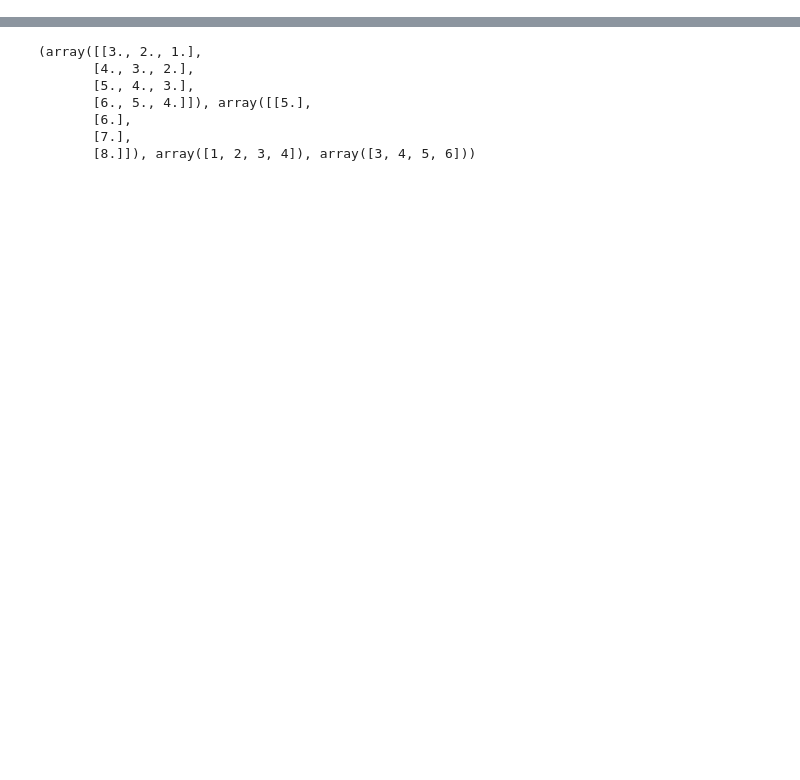
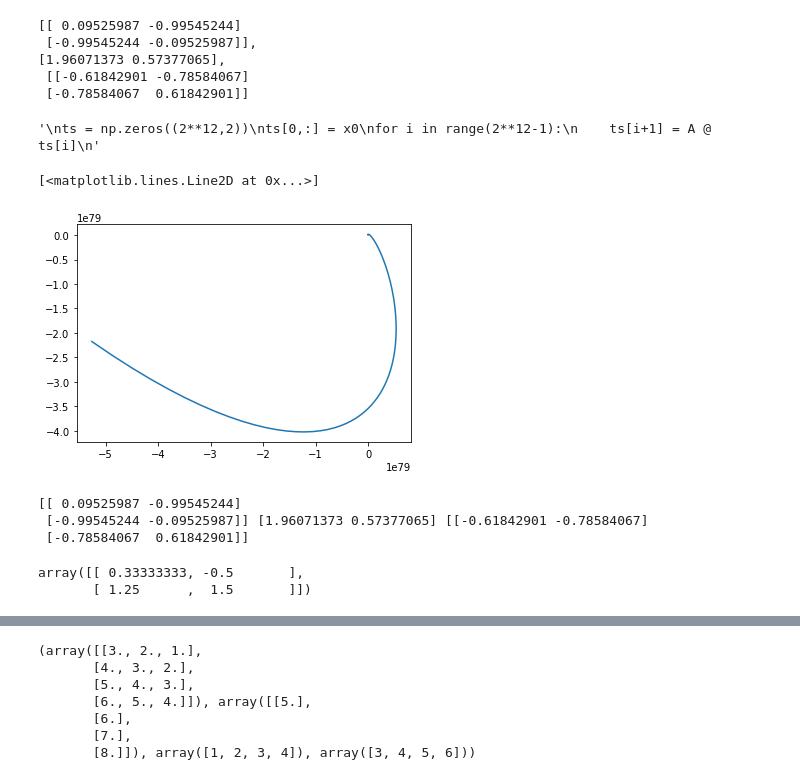
Before and after one commit to kenflat2/Nonlinear-Regression, a Jupyter notebook: Nonstationary SMap.ipynb, the cells around one changed output, grey strips where cells are left out. Drawn from its saved outputs; the diff is of its cells as text; code cells hidden in the pictures; blank space fills up the shorter version.

```diff
--- a/Nonstationary SMap.ipynb
+++ b/Nonstationary SMap.ipynb
@@ -80,0 +16,45 @@ def Rossler(xi, t):
+# %%
+A = np.array([[1/3,-1/2],[5/4,3/2]])
+
+def linearSystem(x,t):
+     return A @ x
+
+def Mease(x,t):
+    a = 0.01
+
+    (x1,x2) = x
+
+    x1p = -x1-a*(x1+19*x2)*(x1+x2)-18*a**2*(x1+x2)**3
+    x2p = -10*x2-2*a*(4*x1-5*x2)*(x1+x2)+18*a**2*(x1+x2)**3
+
+    return (x1p, x2p)
+
+U, E, V = la.svd(A)
+
+print(f"{U}, \n{E},\n {V}")
+# %% [output]
+[[ 0.09525987 -0.99545244]
+ [-0.99545244 -0.09525987]],
+[1.96071373 0.57377065],
+ [[-0.61842901 -0.78584067]
+ [-0.78584067  0.61842901]]
+# %%
+# x0 = np.real(eivec[1])
+x0 = np.array([1,1])
+t = np.linspace(0,200,num=2**12)
+
+ts = odeint(linearSystem, x0, t)
+"""
+ts = np.zeros((2**12,2))
+ts[0,:] = x0
+for i in range(2**12-1):
+    ts[i+1] = A @ ts[i]
+"""
+# ts = odeint(linearSystem, x0, t)
+# %% [output]
+'\nts = np.zeros((2**12,2))\nts[0,:] = x0\nfor i in range(2**12-1):\n    ts[i+1] = A @ ts[i]\n'
+# %%
+plt.plot(ts @ V[0,:], ts @ V[1,:])
+# %% [output]
+[<matplotlib.lines.Line2D at 0x...>]
+[figure, added]
@@ -80,0 +64,6 @@ def Rossler(xi, t):
+# %%
+print(U, E, V)
+# %% [output]
+[[ 0.09525987 -0.99545244]
+ [-0.99545244 -0.09525987]] [1.96071373 0.57377065] [[-0.61842901 -0.78584067]
+ [-0.78584067  0.61842901]]
@@ -80,0 +72,5 @@ def Rossler(xi, t):
+# %%
+A
+# %% [output]
+array([[ 0.33333333, -0.5       ],
+       [ 1.25      ,  1.5       ]])
```
Also changed, not shown: parts of 37 cells of this notebook, 2 other files.
